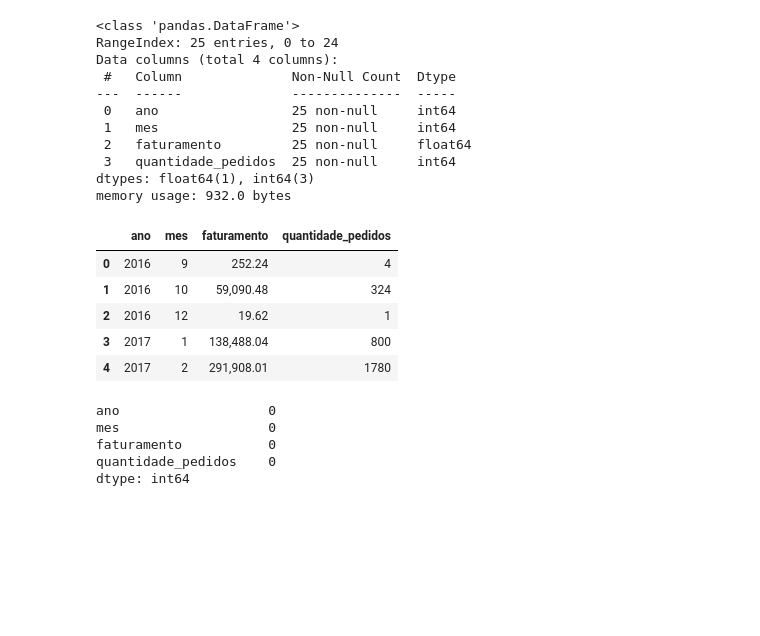
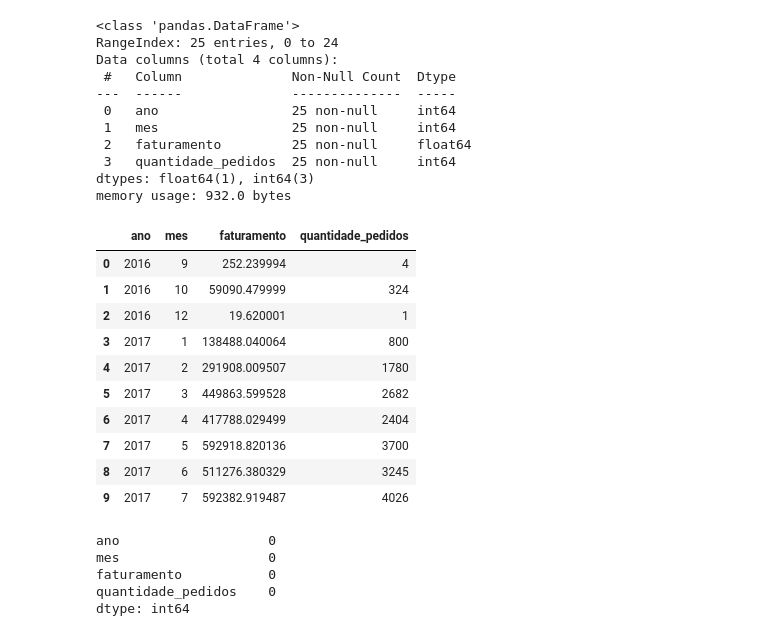
Before and after one commit to Cutieri/E-commerce_Analysis, a Jupyter notebook: notebooks/explore/vendas_mensais_EDA.ipynb, the cells around one changed output. Saved outputs shown, nothing was run; the diff lists cells and outputs as text; code cells hidden in the pictures; blank space fills up the shorter version.

```diff
--- a/notebooks/explore/vendas_mensais_EDA.ipynb
+++ b/notebooks/explore/vendas_mensais_EDA.ipynb
@@ -19,14 +21,19 @@ Data columns (total 4 columns):
 dtypes: float64(1), int64(3)
 memory usage: 932.0 bytes
 # %%
-df.head()
+df.head(10)
 # %% [output]
 |  | ano | mes | faturamento | quantidade_pedidos |
-| 0 | 2016 | 9 | 252.24 | 4 |
-| 1 | 2016 | 10 | 59,090.48 | 324 |
-| 2 | 2016 | 12 | 19.62 | 1 |
-| 3 | 2017 | 1 | 138,488.04 | 800 |
-| 4 | 2017 | 2 | 291,908.01 | 1780 |
+| 0 | 2016 | 9 | 252.239994 | 4 |
+| 1 | 2016 | 10 | 59090.479999 | 324 |
+| 2 | 2016 | 12 | 19.620001 | 1 |
+| 3 | 2017 | 1 | 138488.040064 | 800 |
+| 4 | 2017 | 2 | 291908.009507 | 1780 |
+| 5 | 2017 | 3 | 449863.599528 | 2682 |
+| 6 | 2017 | 4 | 417788.029499 | 2404 |
+| 7 | 2017 | 5 | 592918.820136 | 3700 |
+| 8 | 2017 | 6 | 511276.380329 | 3245 |
+| 9 | 2017 | 7 | 592382.919487 | 4026 |
 # %%
 pd.options.display.float_format = '{:,.2f}'.format
 # %%
```
Also changed, not shown: parts of 5 cells of this notebook, 3 other files.
